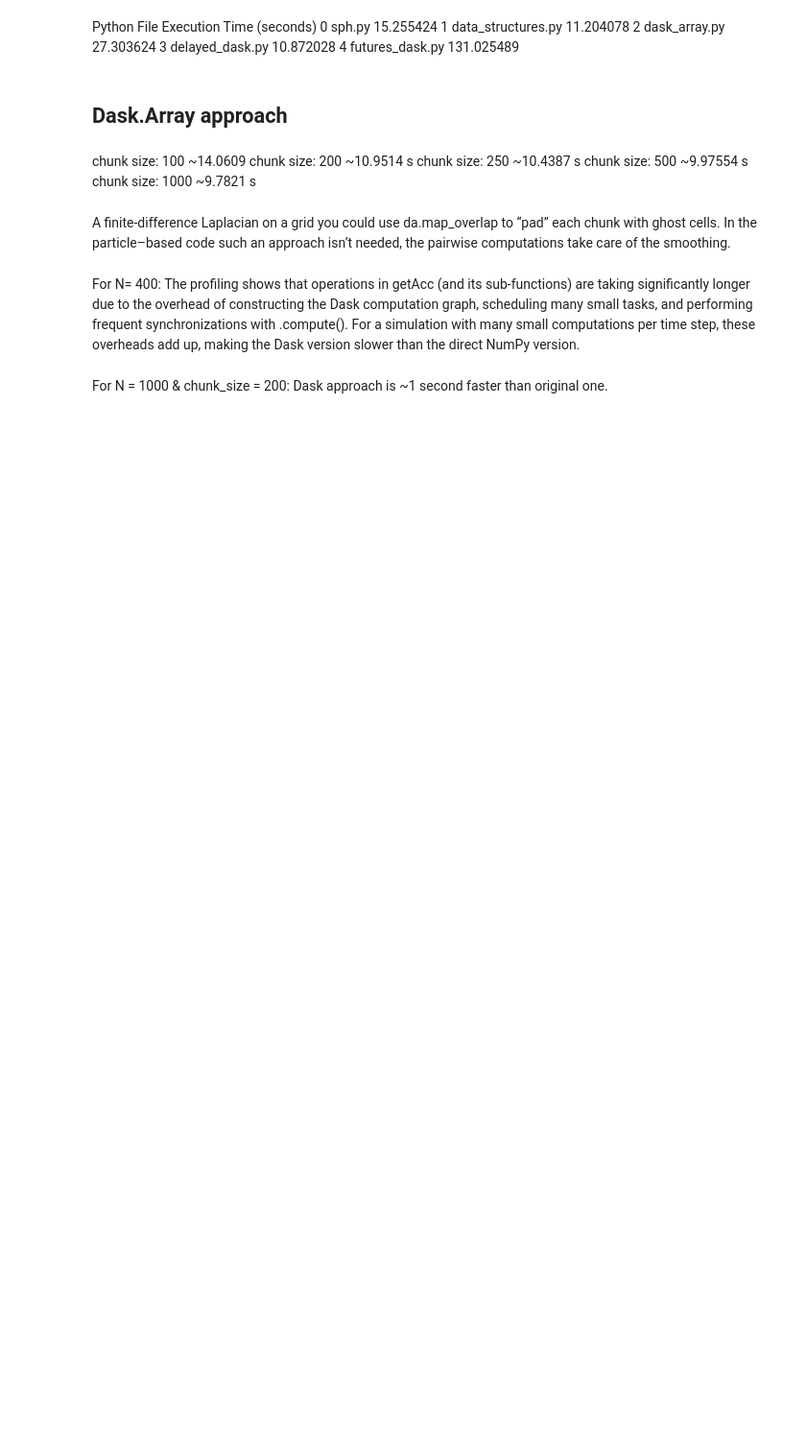
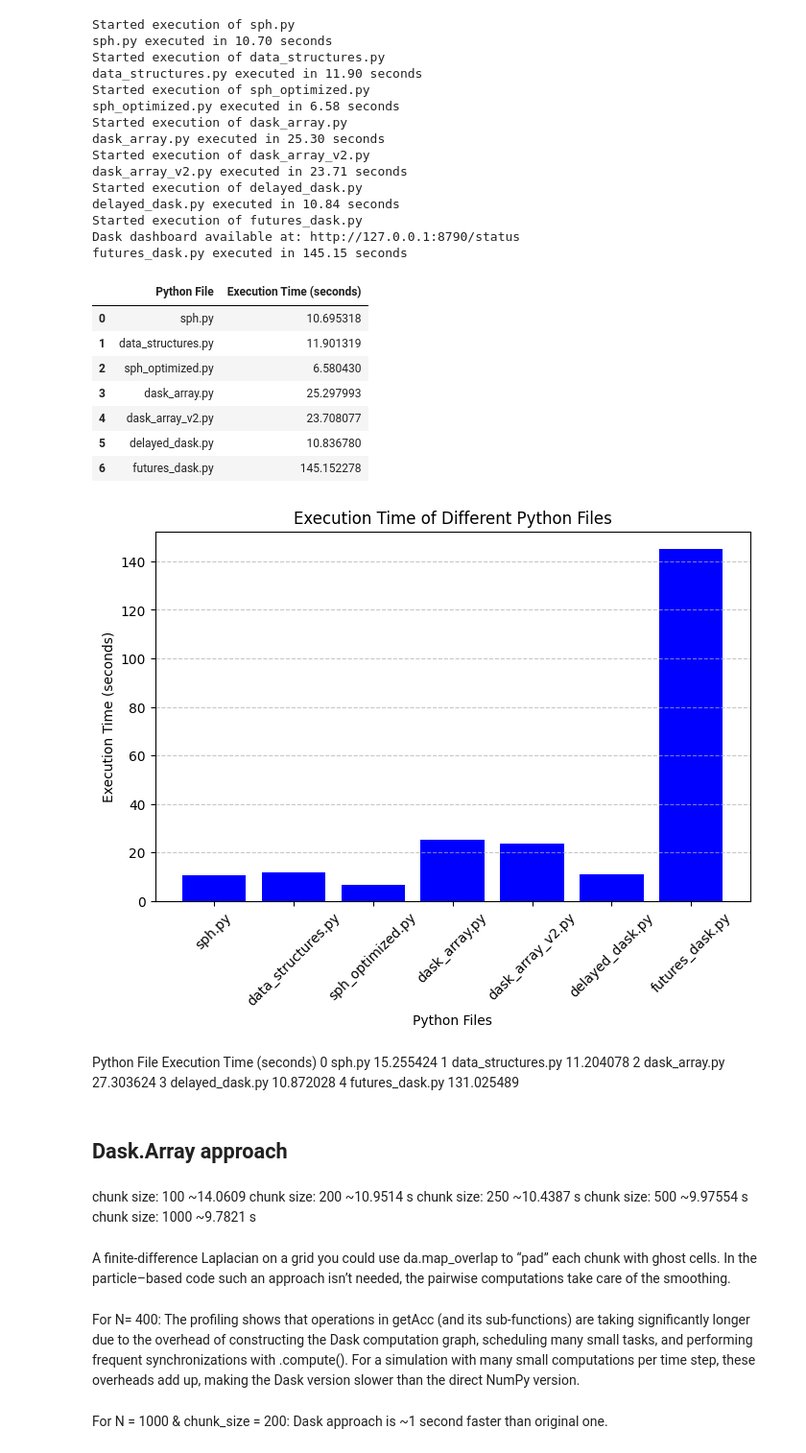
Before and after one commit to ge96lip/Computational-Astrophysics, a Jupyter notebook: parallel_dask_1000.ipynb, the cells around one changed output. Shown at 96% size. Cells and saved outputs as stored; diff of their text form; code cells hidden in the pictures; blank space fills up the shorter version.

```diff
--- a/parallel_dask_1000.ipynb
+++ b/parallel_dask_1000.ipynb
@@ -5,35 +5,60 @@ import pandas as pd
 import matplotlib.pyplot as plt
 
 # List of Python files to execute
-python_files = ["sph.py", "data_structures.py", "dask_array.py", "delayed_dask.py", "futures_dask.py"]
+python_files = ["sph.py", "data_structures.py", "sph_optimized.py", "dask_array.py", "dask_array_v2.py", "delayed_dask.py", "futures_dask.py"]
 
 # Store execution times
 execution_times = {}
 
 for py_file in python_files:
     print(f"Started execution of {py_file}")
     start_time = time.time()  # Start timing
     subprocess.run(["python", py_file])  # Execute the script
     end_time = time.time()  # End timing
 
     execution_times[py_file] = end_time - start_time
     print(f"{py_file} executed in {execution_times[py_file]:.2f} seconds")
 
 # Convert execution times to a DataFrame
 df = pd.DataFrame(list(execution_times.items()), columns=["Python File", "Execution Time (seconds)"])
 display(df)
 
 # Plot the execution times
 plt.figure(figsize=(8, 5))
 plt.bar(df["Python File"], df["Execution Time (seconds)"], color='blue')
 plt.xlabel("Python Files")
 plt.ylabel("Execution Time (seconds)")
 plt.title("Execution Time of Different Python Files")
 plt.xticks(rotation=45)  # Rotate x-axis labels for readability
 plt.grid(axis="y", linestyle="--", alpha=0.7)
 
 # Show the plot
 plt.show()
+# %% [output]
+Started execution of sph.py
+sph.py executed in 10.70 seconds
+Started execution of data_structures.py
+data_structures.py executed in 11.90 seconds
+Started execution of sph_optimized.py
+sph_optimized.py executed in 6.58 seconds
+Started execution of dask_array.py
+dask_array.py executed in 25.30 seconds
+Started execution of dask_array_v2.py
+dask_array_v2.py executed in 23.71 seconds
+Started execution of delayed_dask.py
+delayed_dask.py executed in 10.84 seconds
+Started execution of futures_dask.py
+Dask dashboard available at: http://127.0.0.1:8790/status
+futures_dask.py executed in 145.15 seconds
+|  | Python File | Execution Time (seconds) |
+| 0 | sph.py | 10.695318 |
+| 1 | data_structures.py | 11.901319 |
+| 2 | sph_optimized.py | 6.580430 |
+| 3 | dask_array.py | 25.297993 |
+| 4 | dask_array_v2.py | 23.708077 |
+| 5 | delayed_dask.py | 10.836780 |
+| 6 | futures_dask.py | 145.152278 |
+[figure, added]
 # %% [markdown]
 Python File	Execution Time (seconds)
 0	sph.py	15.255424
```
Also changed, not shown: 12 other files.
